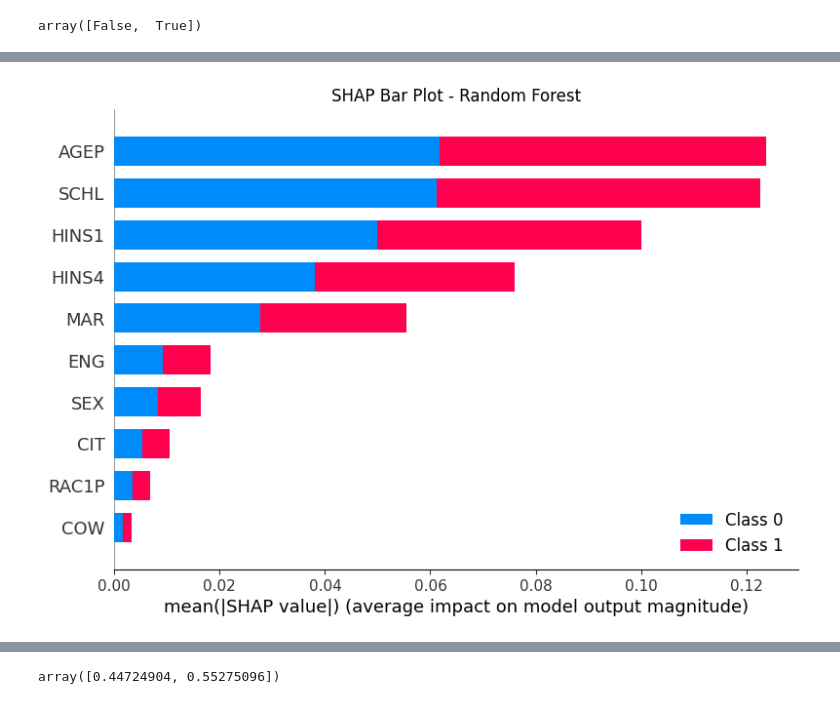
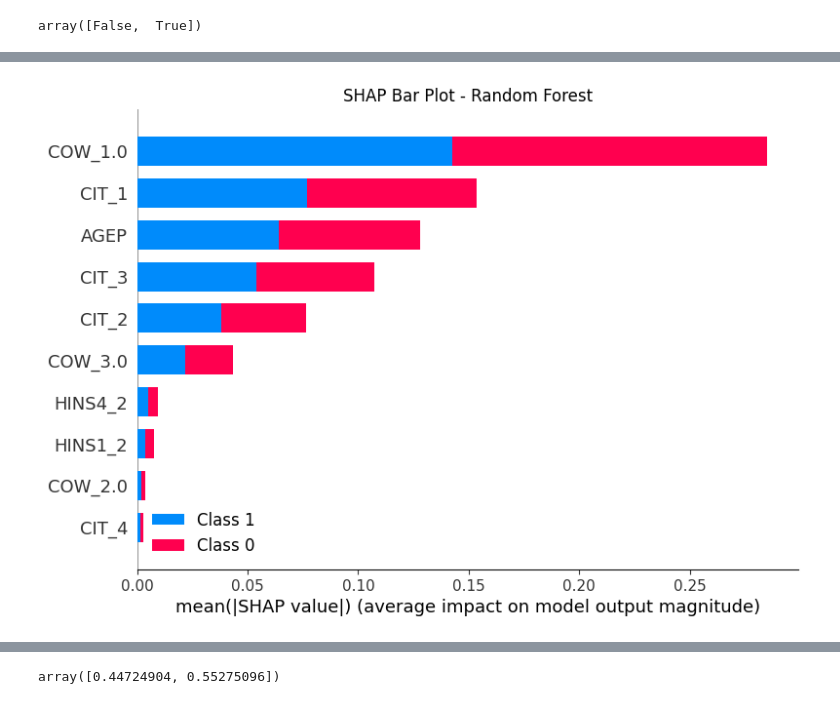
Before and after one commit to PHILIPWins/Algorithmic_Fairness, a Jupyter notebook: Assignment1/afae24-assignment-01-oleg - Philip.ipynb, the cells around one changed output, grey strips where cells are left out. Drawn from its saved outputs; the diff is of its cells as text; code cells hidden in the pictures.

```diff
--- a/Assignment1/afae24-assignment-01-oleg - Philip.ipynb
+++ b/Assignment1/afae24-assignment-01-oleg - Philip.ipynb
@@ -549,22 +548,22 @@ IProgress not found. Please update jupyter and ipywidgets. See https://ipywidget
 # %%
 import shap
 import matplotlib.pyplot as plt
 
 # Assuming clf is your trained model and X_train, X_test are defined
-explainer_clf = shap.TreeExplainer(clf, feature_names=X_train_f.columns)
-shap_values_clf = explainer_clf.shap_values(X_test_f)
+explainer_clf = shap.TreeExplainer(clf, feature_names=X_train.columns)
+shap_values_clf = explainer_clf.shap_values(X_test, y_test)
 
 X_test_f_sample = shap.sample(X_test_f, 500)
 
 # Now you can proceed to plot the SHAP bar plot
-shap.summary_plot(shap_values_clf, X_test_f_sample, plot_type="bar", show=False, max_display = 10)
+shap.summary_plot(shap_values_clf, X_test, plot_type="bar", show=False, max_display = 10)
 
 # Customize the colors of the bars using Matplotlib
 #custom_color = 'green'  # Example color, customize as needed
 #for bar in plt.gca().patches:
 #    bar.set_facecolor(custom_color)  # Apply color to each bar
 
 plt.title("SHAP Bar Plot - Random Forest")
 plt.show()
 # %% [output]
-[figure, old version]
+[figure, new version]
```
Also changed, not shown: parts of 25 cells of this notebook.
